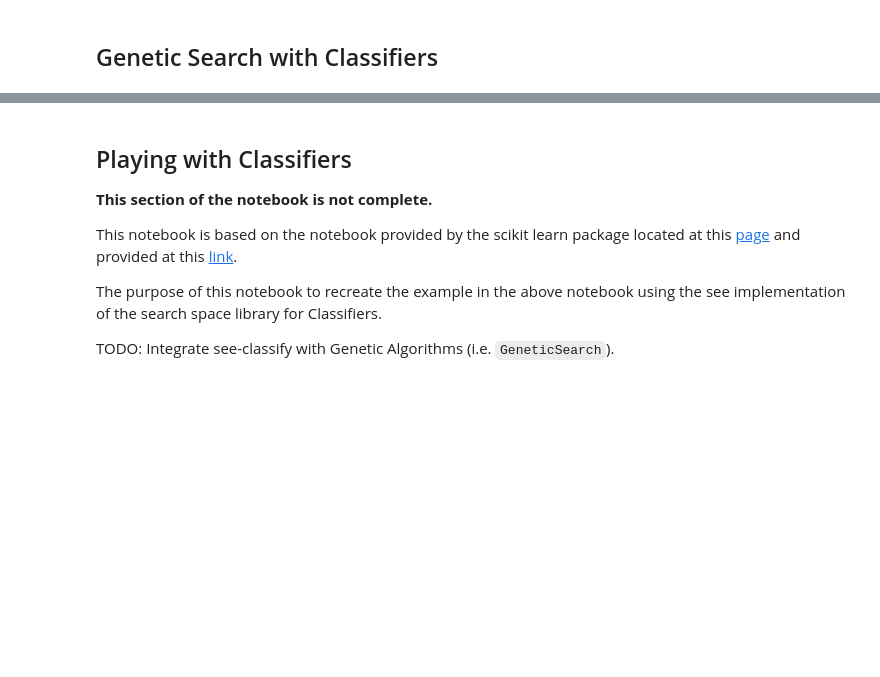
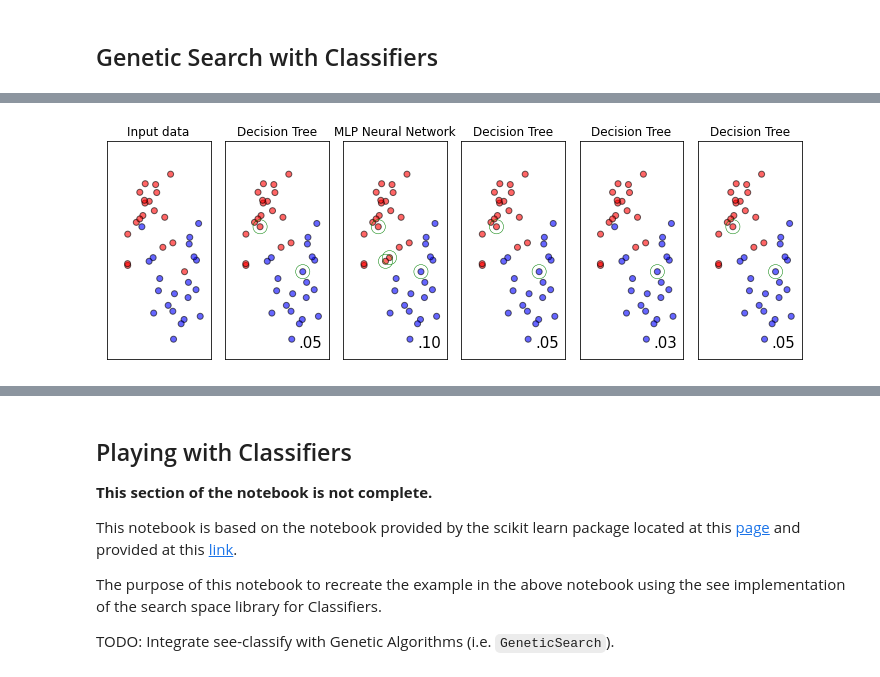
Before and after one commit to see-insight/see-segment, a Jupyter notebook: Playing with Classifiers.ipynb, the cells around one changed output, grey strips where cells are left out. Cells and saved outputs as stored; diff of their text form; code cells hidden in the pictures; blank space fills up the shorter version.

Commit message:
Add plots

```diff
--- a/Playing with Classifiers.ipynb
+++ b/Playing with Classifiers.ipynb
@@ -84,9 +84,9 @@ from see import GeneticSearch
 # %%
 mydata = dataset
 # %%
-my_evolver = GeneticSearch.Evolver(workflow, mydata, pop_size=10)
+my_evolver = GeneticSearch.Evolver(workflow, mydata, pop_size=5)
 # %%
 # warnings may appear when this runs
-population = my_evolver.run(ngen=15)
+population = my_evolver.run(ngen=30)
 # %% [output]
 Initializing a new random population
@@ -106,3 +106,77 @@ using workflow mutate algorithm and looping over workflow
 using workflow mutate algorithm and looping over workflow
 using workflow mutate algorithm and looping over workflow
 using workflow mutate algorithm and looping over workflow
+# %%
+import matplotlib.pyplot as plt
+from matplotlib.colors import ListedColormap
+
+# TODO: Algorithms may be non-deterministic so fitness scores may change
+# on different plot iterations...?
+
+# Plot populations
+# Plot
+# Training Set (omitted)
+# Subplot 1: Testing Set (Ground Truth)
+# Subplot 2: Predictions for Testing Set
+
+#cm = plt.cm.RdBu
+h = 0.02
+
+cm_bright = ListedColormap(['#FF0000', '#0000FF'])
+
+x_min, x_max = X[:, 0].min() - .5, X[:, 0].max() + .5
+y_min, y_max = X[:, 1].min() - .5, X[:, 1].max() + .5
+xx, yy = np.meshgrid(np.arange(x_min, x_max, h),
+                  np.arange(y_min, y_max, h))
+
+figure = plt.figure(figsize=(10, 10))
+
+ax = plt.subplot(3,len(population) + 1,1)
+# Plot the training points
+#ax.scatter(X_train[:, 0], X_train[:, 1], c=y_train, cmap=cm_bright,
+#           edgecolors='k')
+# Plot the testing points
+ax.scatter(X_test[:, 0], X_test[:, 1], c=y_test, cmap=cm_bright, alpha=0.6,
+           edgecolors='k')
+ax.set_xlim(xx.min(), xx.max())
+ax.set_ylim(yy.min(), yy.max())
+ax.set_xticks(())
+ax.set_yticks(())
+
+ax.set_title("Input data")
+
+for i, ind in enumerate(population):
+    algo_name = ind[0]
+    param_list = ind
+    clf = Classifier.algorithmspace[algo_name](param_list)
+    predictions = clf.evaluate(training_set, testing_set)
+
+    ax = plt.subplot(3,len(population) + 1,i + 2)
+    ax.scatter(X_test[:, 0], X_test[:, 1], c=predictions, cmap=cm_bright, alpha=0.6,
+               edgecolors='k')
+    ax.set_xlim(xx.min(), xx.max())
+    ax.set_ylim(yy.min(), yy.max())
+    ax.set_xticks(())
+    ax.set_yticks(())
+
+    score = ClassifierFitness().evaluate(predictions, y_test)
+
+    ax.text(xx.max() - .3, yy.min() + .3, ('%.2f' % score).lstrip('0'),
+            size=15, horizontalalignment='right')
+
+    # Highlight errors
+    # TODO: looks funny, find a way to extract errors without [0]
+    errors = np.where(np.not_equal(predictions, y_test))[0]
+    for _, mistake in enumerate(errors):
+        err = X_test[mistake,:]
+        ax.scatter(err[0], err[1], marker='o', s=200, lw=0.5, color="green", facecolor="none")
+
+    ax.set_title(algo_name)
+
+#print(population)
+#print(len(population))
+#print(mydata.testing_set.X)
+#print(mydata.testing_set.y)
+plt.tight_layout()
+# %% [output]
+[figure, added]
```
Also changed, not shown: parts of 3 cells of this notebook.
